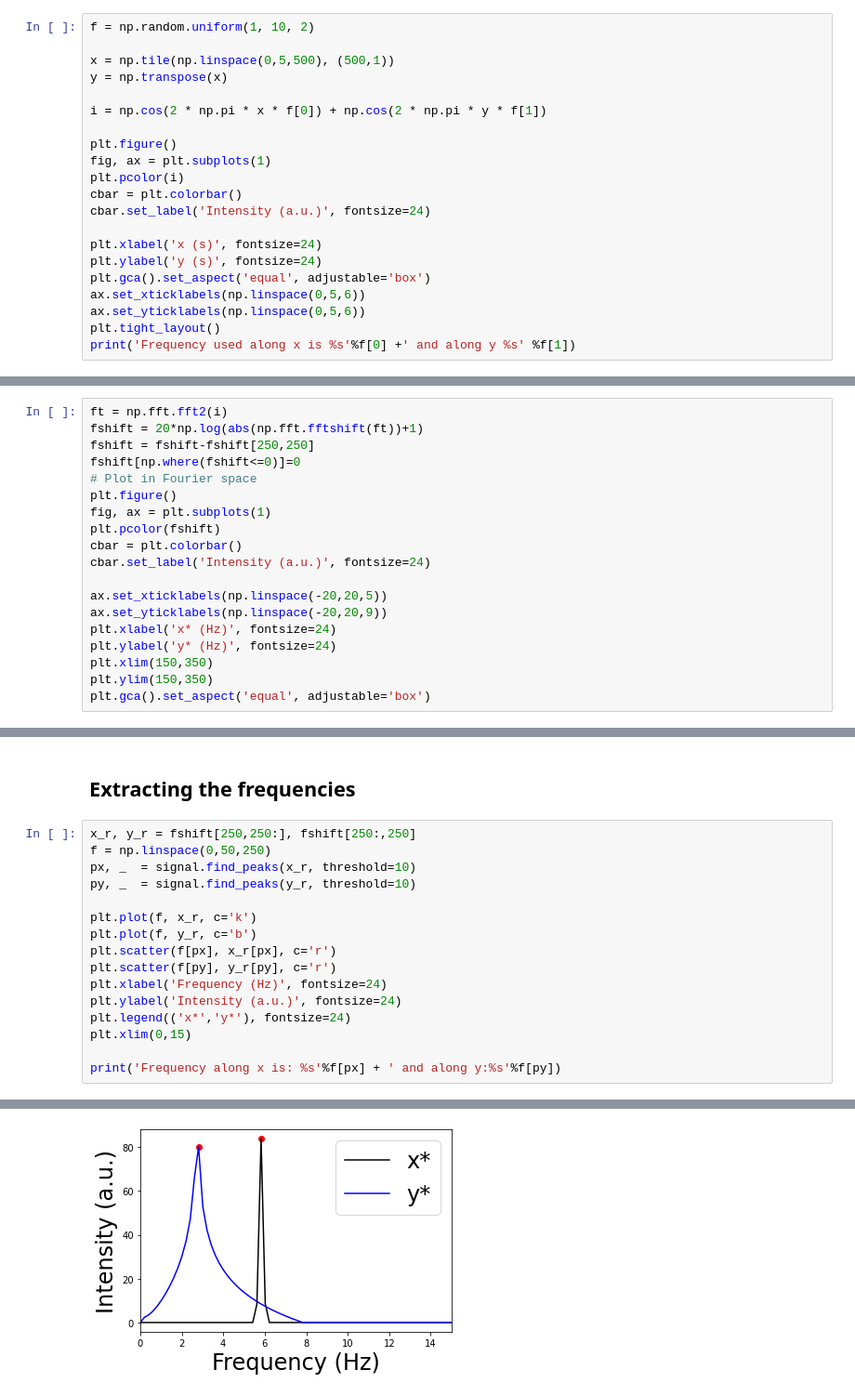
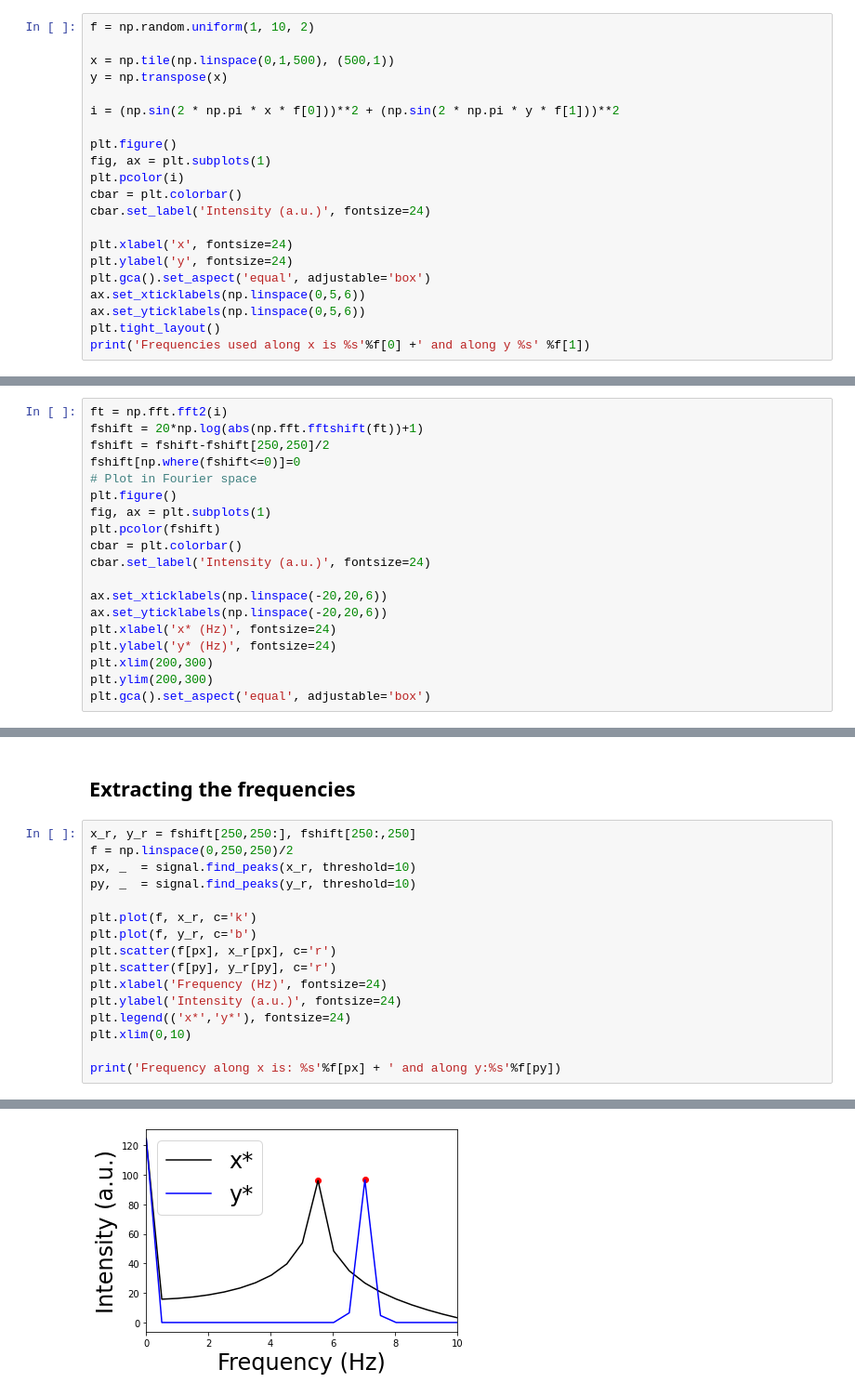
Before and after one commit to Gio-A-Oakes/Materials_IA, a Jupyter notebook: Jupyter_notebooks/Reciprical space.ipynb, the cells around one changed output, grey strips where cells are left out. Shown: that part at 93% size. Drawn from its saved outputs; the diff is of its cells as text.

```diff
--- a/Jupyter_notebooks/Reciprical space.ipynb
+++ b/Jupyter_notebooks/Reciprical space.ipynb
@@ -66,10 +74,10 @@ In the same way, we can extend this idea to multiple dimentions assuming that ou
 # %%
 f = np.random.uniform(1, 10, 2)
 
-x = np.tile(np.linspace(0,5,500), (500,1))
+x = np.tile(np.linspace(0,1,500), (500,1))
 y = np.transpose(x)
 
-i = np.cos(2 * np.pi * x * f[0]) + np.cos(2 * np.pi * y * f[1])
+i = (np.sin(2 * np.pi * x * f[0]))**2 + (np.sin(2 * np.pi * y * f[1]))**2
 
 plt.figure()
 fig, ax = plt.subplots(1)
@@ -77,11 +85,11 @@ plt.pcolor(i)
 cbar = plt.colorbar()
 cbar.set_label('Intensity (a.u.)', fontsize=24)
 
-plt.xlabel('x (s)', fontsize=24)
-plt.ylabel('y (s)', fontsize=24)
+plt.xlabel('x', fontsize=24)
+plt.ylabel('y', fontsize=24)
 plt.gca().set_aspect('equal', adjustable='box')
 ax.set_xticklabels(np.linspace(0,5,6))
 ax.set_yticklabels(np.linspace(0,5,6))
 plt.tight_layout()
-print('Frequency used along x is %s'%f[0] +' and along y %s' %f[1])
+print('Frequencies used along x is %s'%f[0] +' and along y %s' %f[1])
 # %% [output]
@@ -95,7 +105,7 @@ This 2D repeating structure resembles a plain of atoms
 # %%
 ft = np.fft.fft2(i)
 fshift = 20*np.log(abs(np.fft.fftshift(ft))+1)
-fshift = fshift-fshift[250,250]
+fshift = fshift-fshift[250,250]/2
 fshift[np.where(fshift<=0)]=0
 # Plot in Fourier space
 plt.figure()
@@ -104,12 +114,12 @@ plt.pcolor(fshift)
 cbar = plt.colorbar()
 cbar.set_label('Intensity (a.u.)', fontsize=24)
 
-ax.set_xticklabels(np.linspace(-20,20,5))
-ax.set_yticklabels(np.linspace(-20,20,9))
+ax.set_xticklabels(np.linspace(-20,20,6))
+ax.set_yticklabels(np.linspace(-20,20,6))
 plt.xlabel('x* (Hz)', fontsize=24)
 plt.ylabel('y* (Hz)', fontsize=24)
-plt.xlim(150,350)
-plt.ylim(150,350)
+plt.xlim(200,300)
+plt.ylim(200,300)
 plt.gca().set_aspect('equal', adjustable='box')
 # %% [output]
 <Figure size 432x288 with 0 Axes>
@@ -118,7 +128,7 @@ plt.gca().set_aspect('equal', adjustable='box')
 ## Extracting the frequencies
 # %%
 x_r, y_r = fshift[250,250:], fshift[250:,250]
-f = np.linspace(0,50,250)
+f = np.linspace(0,250,250)/2
 px, _  = signal.find_peaks(x_r, threshold=10)
 py, _  = signal.find_peaks(y_r, threshold=10)
 
@@ -129,7 +139,7 @@ plt.scatter(f[py], y_r[py], c='r')
 plt.xlabel('Frequency (Hz)', fontsize=24)
 plt.ylabel('Intensity (a.u.)', fontsize=24)
 plt.legend(('x*','y*'), fontsize=24)
-plt.xlim(0,15)
+plt.xlim(0,10)
 
 print('Frequency along x is: %s'%f[px] + ' and along y:%s'%f[py])
 # %% [output]
@@ -137 +147 @@ Frequency along x is: [5.82329317] and along y:[2.81124498]
-[figure, old version]
+[figure, new version]
```
Also changed, not shown: parts of 8 cells of this notebook.
